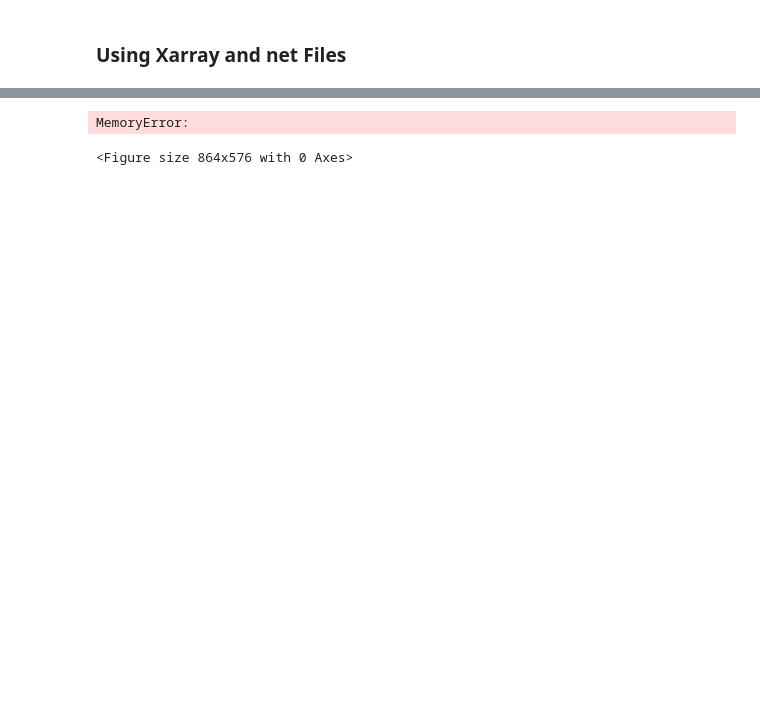
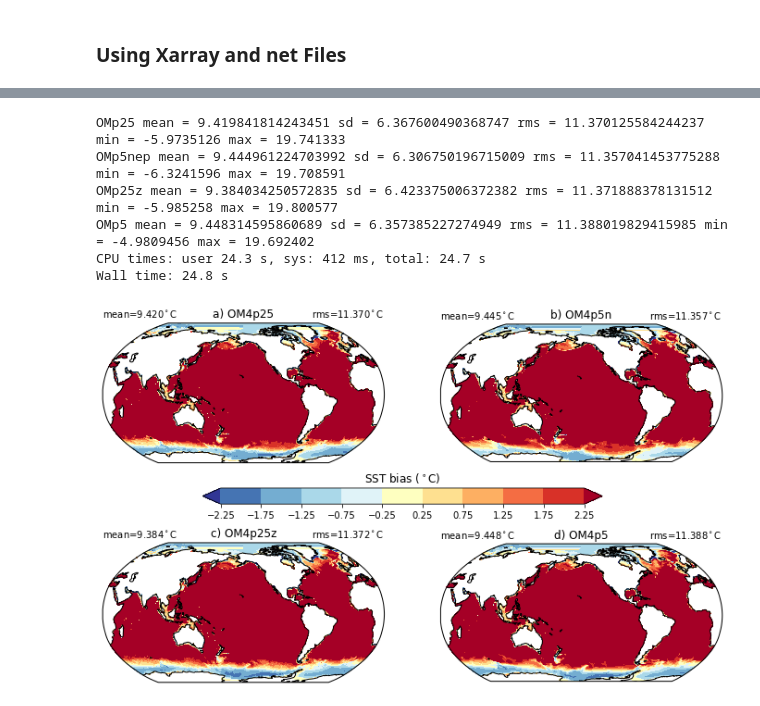
Before and after one commit to CodeContagiously/DataScience-GFDL, a Jupyter notebook: SST- XarrayNetFiles 3x100.ipynb, the cells around one changed output, grey strips where cells are left out. Drawn from its saved outputs; the diff is of its cells as text; code cells hidden in the pictures; blank space fills up the shorter version.

```diff
--- a/SST- XarrayNetFiles 3x100.ipynb
+++ b/SST- XarrayNetFiles 3x100.ipynb
@@ -56,12 +36,12 @@ G5 = xr.open_dataset('/work/Nkeh.Boh/SST/NetOMfiles/G5/ocean_hgrid.nc')
 M25 = xr.open_dataset('/work/Nkeh.Boh/SST/NetOMfiles/M25/ocean_mask.nc')
 M5 = xr.open_dataset('/work/Nkeh.Boh/SST/NetOMfiles/M5/ocean_mask.nc')
 
-OM4p25_av = OM4p25['tos'].mean(dim='time', skipna=True).load()
-OM4p5nep_av = OM4p5nep['tos'].mean(dim='time', skipna=True).load()
-OM4p25z_av = OM4p25z['tos'].mean(dim='time', skipna=True).load()
-OM4p5_av = OM4p5['tos'].mean(dim='time', skipna=True).load()
-OM4p5mle_av = OM4p5mle['tos'].mean(dim='time', skipna=True).load()
+OM4p25_av = OM4p25['tos'].mean(dim='time')#.load()
+OM4p5nep_av = OM4p5nep['tos'].mean(dim='time')#.load()
+OM4p25z_av = OM4p25z['tos'].mean(dim='time')#.load()
+OM4p5_av = OM4p5['tos'].mean(dim='time')#.load()
+OM4p5mle_av = OM4p5mle['tos'].mean(dim='time')#.load()
 
-W25_av = W25['ptemp'].mean(axis=(0,1), skipna=True).load()
-W5_av = W5['ptemp'].mean(axis=(0,1), skipna=True).load()
+W25_av = W25['ptemp'].mean(axis=(0,1))#.load()
+W5_av = W5['ptemp'].mean(axis=(0,1))#.load()
 # %% [output]
@@ -101,5 +63,7 @@ m5 = M5.variables['mask'][:]; a5 = a5*m5
 # %%
+%%time
 def stats(ax, area, anomaly, label):
+    area, anomaly = area.values, anomaly.fillna(0).values
     mn = (anomaly*area).sum()/area.sum()
     sd = numpy.sqrt( ((anomaly-mn)**2*area).sum()/area.sum() )
     rms = numpy.sqrt( (anomaly**2*area).sum()/area.sum() )
@@ -110,0 +80,16 @@ def stats(ax, area, anomaly, label):
+# %%
+%%time
+OM4p25_av = OM4p25_av.rename({'yh':'latitude','xh':'longitude'}).load()
+OM4p25_av['latitude'], OM4p25_av['longitude'] = W25['latitude'], W25['longitude']
+
+OM4p5nep_av = OM4p5nep_av.rename({'yh':'latitude','xh':'longitude'}).load()
+OM4p5nep_av['latitude'], OM4p5nep_av['longitude'] = W5_av['latitude'],W5_av['longitude']
+
+OM4p25z_av = OM4p25z_av.rename({'yh':'latitude','xh':'longitude'}).load()
+OM4p25z_av['latitude'], OM4p25z_av['longitude'] = W25_av['latitude'],W25_av['longitude']
+
+OM4p5_av = OM4p5_av.rename({'yh':'latitude','xh':'longitude'}).load()
+OM4p5_av['latitude'], OM4p5_av['longitude'] = W5_av['latitude'], W5_av['longitude']
+
+OM4p5mle_av = OM4p5mle_av.rename({'yh':'latitude','xh':'longitude'}).load()
+OM4p5mle_av['latitude'], OM4p5mle_av['longitude'] = W5_av['latitude'],W5_av['longitude']
@@ -111,13 +99,12 @@ def stats(ax, area, anomaly, label):
 # %%
 %%time
-
 fig = plt.figure(figsize=(12, 8))
 vmin,vmax,ci,cmap = -2.25,2.25,.5,plt.cm.RdYlBu_r
 axes = []
 cilev = numpy.arange(vmin-ci,vmax+ci*2,ci)
 norm = matplotlib.colors.BoundaryNorm(boundaries=cilev, ncolors=cmap.N)
 
-q = OM4p25_av.rename({'xh':'','yh':}) - W25_av  #have to add 'tos' use WOA annual instead
+q = OM4p25_av - W25_av
 ax = fig.add_subplot(2,2,1,projection=cartopy.crs.Robinson(central_longitude=-155))
 im = ax.pcolormesh(xq25, yq25, q,
               transform=cartopy.crs.PlateCarree(), cmap=cmap, norm=norm, vmin=vmin, vmax=vmax)
@@ -140,34 +127,39 @@ ax = fig.add_subplot(2,2,3,projection=cartopy.crs.Robinson(central_longitude=-15
 im = ax.pcolormesh(xq25, yq25, q,
               transform=cartopy.crs.PlateCarree(), cmap=cmap, norm=norm)
 stats(ax, a25, q, 'OMp25z')
 ax.coastlines()
 axes.append(ax)
 plt.title('c) OM4p25z')
 
-# q = OM4p5mle.variables['tos'][0,0]-W5.variables['ptemp'][0,0]
+# q = OM4p5mle_av - W5_av
 # ax = fig.add_subplot(2,2,3,projection=cartopy.crs.Robinson(central_longitude=-155))
 # im = ax.pcolormesh(xq5, yq5, q,
 #               transform=cartopy.crs.PlateCarree(), cmap=cmap, norm=norm)
 # stats(ax, a5, q, 'OM4p5mle')
 # ax.coastlines()
 # axes.append(ax)
 # plt.title('c) OM4p25e')
 
 q = OM4p5_av - W5_av
 ax = fig.add_subplot(2,2,4,projection=cartopy.crs.Robinson(central_longitude=-155))
 im = ax.pcolormesh(xq5, yq5, q,
               transform=cartopy.crs.PlateCarree(), cmap=cmap, norm=norm, vmin=vmin, vmax=vmax)
 stats(ax, a5, q, 'OMp5')
 ax.coastlines()
 axes.append(ax)
 plt.title('d) OM4p5')
 
 ax = plt.gcf().add_axes((.25,.5,.5,.03))
 cb = matplotlib.colorbar.ColorbarBase(ax=ax, cmap=cmap, norm=norm, boundaries=cilev,
                                       orientation='horizontal', extend='both')
 cb.ax.set_title('SST bias ($^\circ$C)')
 
-#plt.savefig('sst-bias.png')
+plt.savefig('sst-bias.png')
 # %% [output]
-MemoryError:
+OMp25 mean = 9.419841814243451 sd = 6.367600490368747 rms = 11.370125584244237 min = -5.9735126 max = 19.741333
+OMp5nep mean = 9.444961224703992 sd = 6.306750196715009 rms = 11.357041453775288 min = -6.3241596 max = 19.708591
+OMp25z mean = 9.384034250572835 sd = 6.423375006372382 rms = 11.371888378131512 min = -5.985258 max = 19.800577
+OMp5 mean = 9.448314595860689 sd = 6.357385227274949 rms = 11.388019829415985 min = -4.9809456 max = 19.692402
+CPU times: user 24.3 s, sys: 412 ms, total: 24.7 s
+Wall time: 24.8 s
-<Figure size 864x576 with 0 Axes>
+[figure, added]
```
Also changed, not shown: parts of 15 cells of this notebook, 3 other files.
